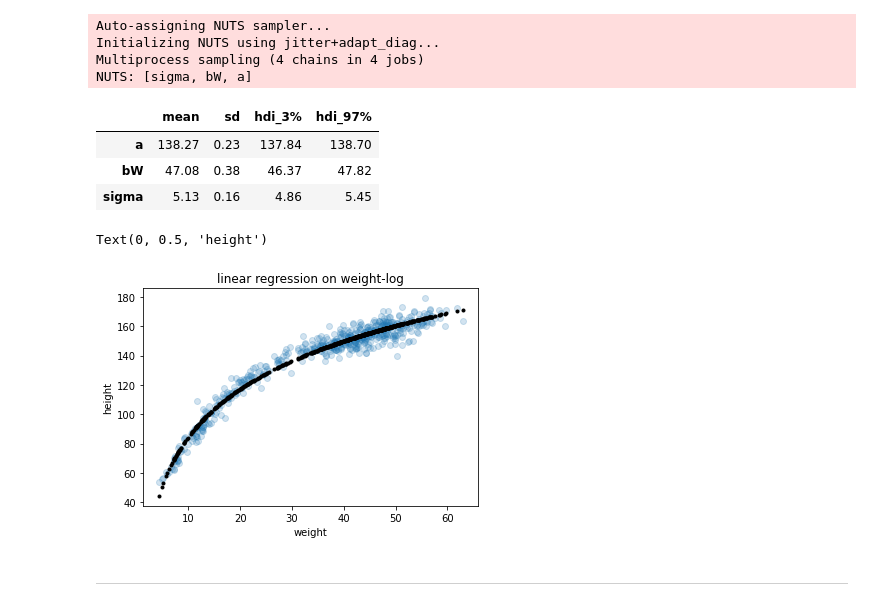
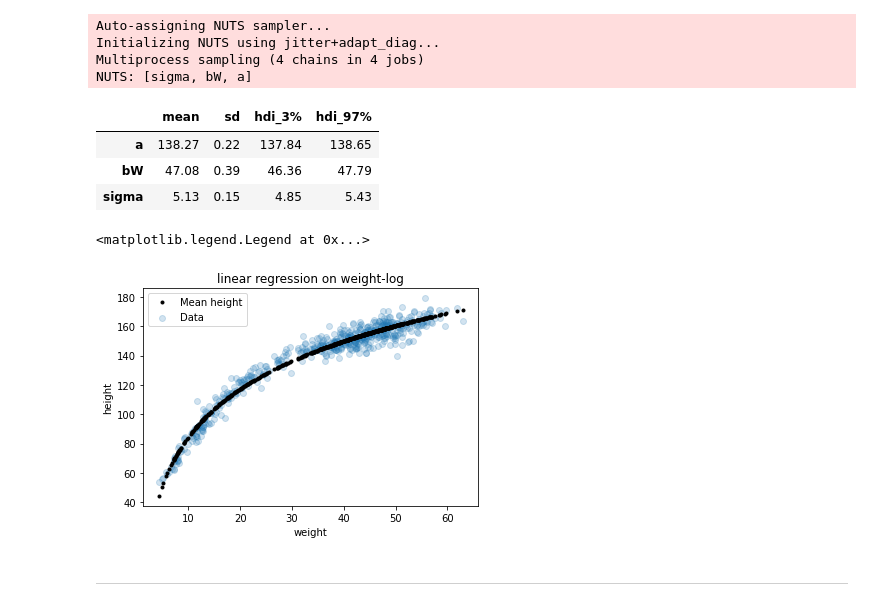
Before and after one commit to elisiojsj/Data-Science, a Jupyter notebook: homeworks_statistical_rethinking/homework_week2.ipynb, the cells around one changed output. Saved outputs shown, nothing was run; the diff lists cells and outputs as text; code cells hidden in the pictures.

```diff
--- a/homeworks_statistical_rethinking/homework_week2.ipynb
+++ b/homeworks_statistical_rethinking/homework_week2.ipynb
@@ -42,7 +45,7 @@ x_bar = df['weight'].mean()
 
 with pm.Model() as m_1:
     a = pm.Normal('a', 150, 20)
-    bW = pm.Normal('bW', 0, 10)
+    bW = pm.Normal('bW', 0, 5)
 
     sigma = pm.Exponential('sigma', 1)
 
@@ -115,21 +118,22 @@ varnames = ["~mu"]
 az.summary(m2_trace, varnames, round_to=2, kind="stats")
 # %% [output]
 |  | mean | sd | hdi_3% | hdi_97% |
-| a | 138.27 | 0.23 | 137.84 | 138.70 |
-| bW | 47.08 | 0.38 | 46.37 | 47.82 |
-| sigma | 5.13 | 0.16 | 4.86 | 5.45 |
+| a | 138.27 | 0.22 | 137.84 | 138.65 |
+| bW | 47.08 | 0.39 | 46.36 | 47.79 |
+| sigma | 5.13 | 0.15 | 4.85 | 5.43 |
 # %%
 mu_pred = m2_trace['mu']
 mu_mean = mu_pred.mean(0)
 # %%
-plt.scatter(df.weight, df.height, alpha=0.2)
-plt.plot(df.weight, mu_mean, '.', color='black')
+plt.scatter(df.weight, df.height, alpha=0.2, label='Data')
+plt.plot(df.weight, mu_mean, '.', color='black', label='Mean height')
 plt.title('linear regression on weight-log')
 plt.xlabel('weight')
 plt.ylabel('height')
+plt.legend()
 # %% [output]
-Text(0, 0.5, 'height')
+<matplotlib.legend.Legend at 0x...>
-[figure, old version]
+[figure, new version]
 # %% [markdown]
 ---
 # %% [markdown]
```
Also changed, not shown: parts of 19 cells of this notebook, 1 other file.
